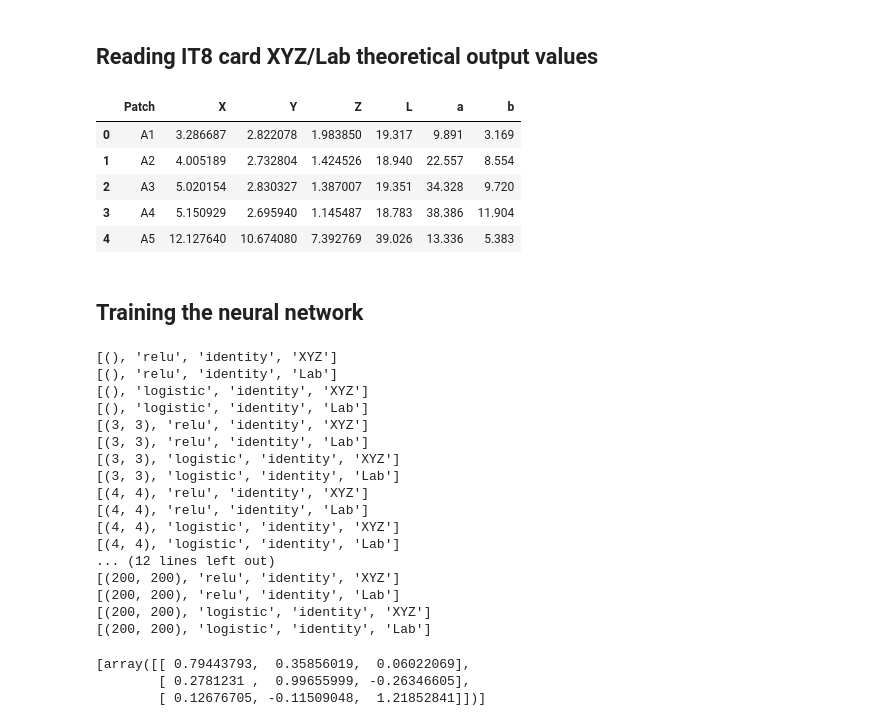
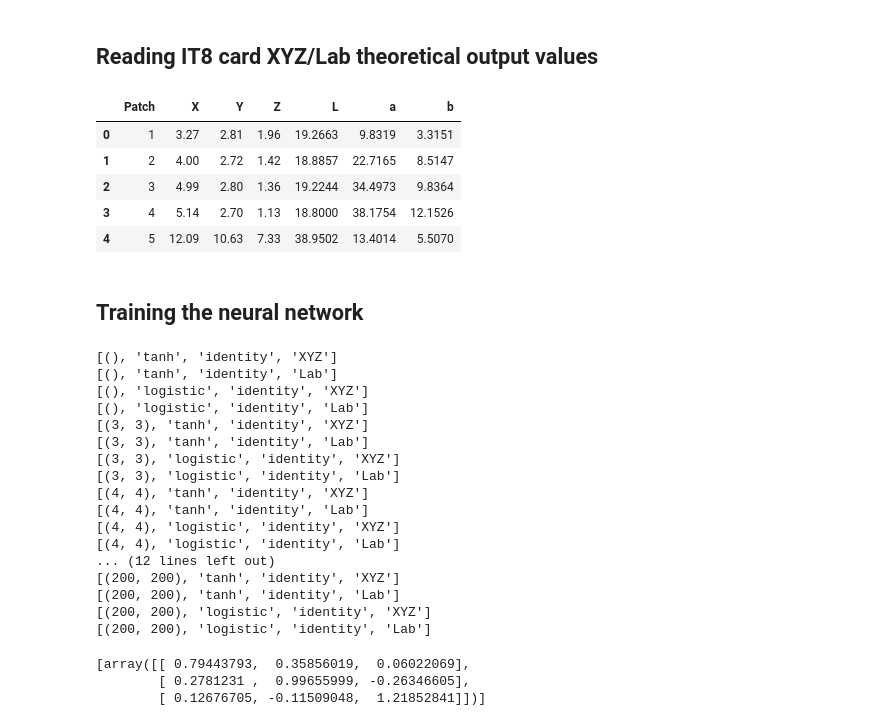
Before and after one commit to gluijk/camera-profiling-mlp, a Jupyter notebook: camera-profiling-mlp.ipynb, the cells around one changed output. Saved outputs shown, nothing was run; the diff lists cells and outputs as text; code cells hidden in the pictures.

```diff
--- a/camera-profiling-mlp.ipynb
+++ b/camera-profiling-mlp.ipynb
@@ -106,15 +116,15 @@ X = np.concatenate((np.column_stack((R1, G1, B1)),
 # 288 patches: 264 (0..263 = A1..L22) colour + 24 (264..287 = GS0..GS23) gray
 # %%
 # Target: Y
-IT8 = pd.read_csv('IT8.txt', sep='\t', decimal=',')
+IT8 = pd.read_csv('IT8.txt', sep='\t', decimal='.')
 IT8.head()
 # %% [output]
 |  | Patch | X | Y | Z | L | a | b |
-| 0 | A1 | 3.286687 | 2.822078 | 1.983850 | 19.317 | 9.891 | 3.169 |
-| 1 | A2 | 4.005189 | 2.732804 | 1.424526 | 18.940 | 22.557 | 8.554 |
-| 2 | A3 | 5.020154 | 2.830327 | 1.387007 | 19.351 | 34.328 | 9.720 |
-| 3 | A4 | 5.150929 | 2.695940 | 1.145487 | 18.783 | 38.386 | 11.904 |
-| 4 | A5 | 12.127640 | 10.674080 | 7.392769 | 39.026 | 13.336 | 5.383 |
+| 0 | 1 | 3.27 | 2.81 | 1.96 | 19.2663 | 9.8319 | 3.3151 |
+| 1 | 2 | 4.00 | 2.72 | 1.42 | 18.8857 | 22.7165 | 8.5147 |
+| 2 | 3 | 4.99 | 2.80 | 1.36 | 19.2244 | 34.4973 | 9.8364 |
+| 3 | 4 | 5.14 | 2.70 | 1.13 | 18.8000 | 38.1754 | 12.1526 |
+| 4 | 5 | 12.09 | 10.63 | 7.33 | 38.9502 | 13.4014 | 5.5070 |
 # %%
 Y_XYZ = IT8[['X', 'Y', 'Z']].values / 100  # XYZ in the 0..1 range
 Y_Lab = IT8[['L', 'a', 'b']].values        # Lab in the Lab range
@@ -124,27 +134,27 @@ Y_Lab = IT8[['L', 'a', 'b']].values        # Lab in the Lab range
 # Define all NN's
 NN = []
 for layers in [(), (3, 3), (4, 4), (16, 16), (50, 50), (100, 100), (200, 200)]:
-    for activation in ['relu', 'logistic']:
+    for activation in ['tanh', 'logistic']:
         for out_activation in ['identity']:
             for target in ['XYZ', 'Lab']:
                 NN.append([layers, activation, out_activation, target])
                 print(NN[-1])
 # %% [output]
-[(), 'relu', 'identity', 'XYZ']
-[(), 'relu', 'identity', 'Lab']
+[(), 'tanh', 'identity', 'XYZ']
+[(), 'tanh', 'identity', 'Lab']
 [(), 'logistic', 'identity', 'XYZ']
 [(), 'logistic', 'identity', 'Lab']
-[(3, 3), 'relu', 'identity', 'XYZ']
-[(3, 3), 'relu', 'identity', 'Lab']
+[(3, 3), 'tanh', 'identity', 'XYZ']
+[(3, 3), 'tanh', 'identity', 'Lab']
 [(3, 3), 'logistic', 'identity', 'XYZ']
 [(3, 3), 'logistic', 'identity', 'Lab']
-[(4, 4), 'relu', 'identity', 'XYZ']
-[(4, 4), 'relu', 'identity', 'Lab']
+[(4, 4), 'tanh', 'identity', 'XYZ']
+[(4, 4), 'tanh', 'identity', 'Lab']
 [(4, 4), 'logistic', 'identity', 'XYZ']
 [(4, 4), 'logistic', 'identity', 'Lab']
 ... (12 lines left out)
-[(200, 200), 'relu', 'identity', 'XYZ']
-[(200, 200), 'relu', 'identity', 'Lab']
+[(200, 200), 'tanh', 'identity', 'XYZ']
+[(200, 200), 'tanh', 'identity', 'Lab']
 [(200, 200), 'logistic', 'identity', 'XYZ']
 [(200, 200), 'logistic', 'identity', 'Lab']
 # %%
```
Also changed, not shown: parts of 7 cells of this notebook.
